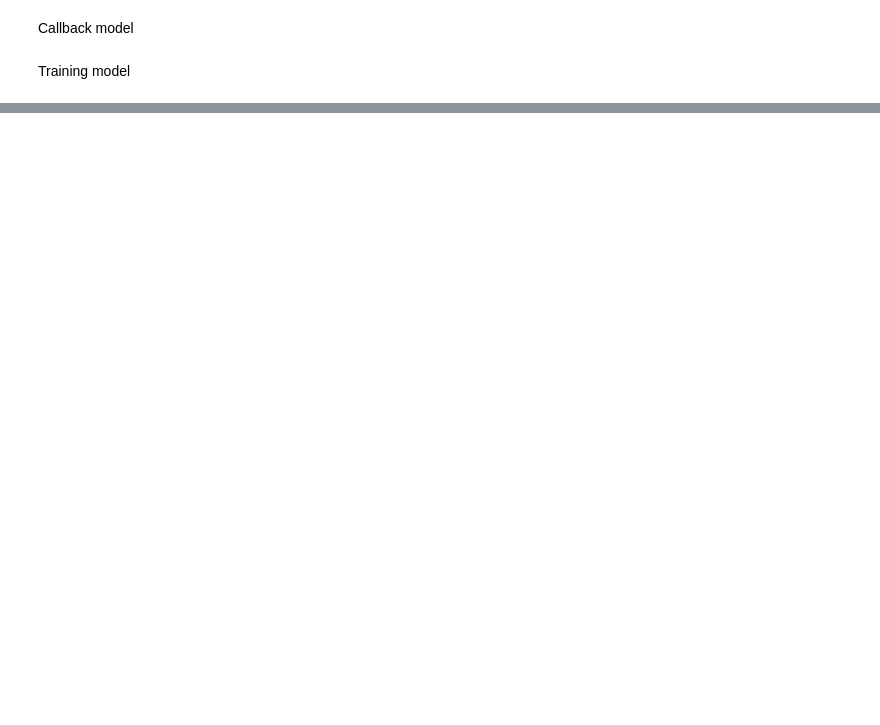
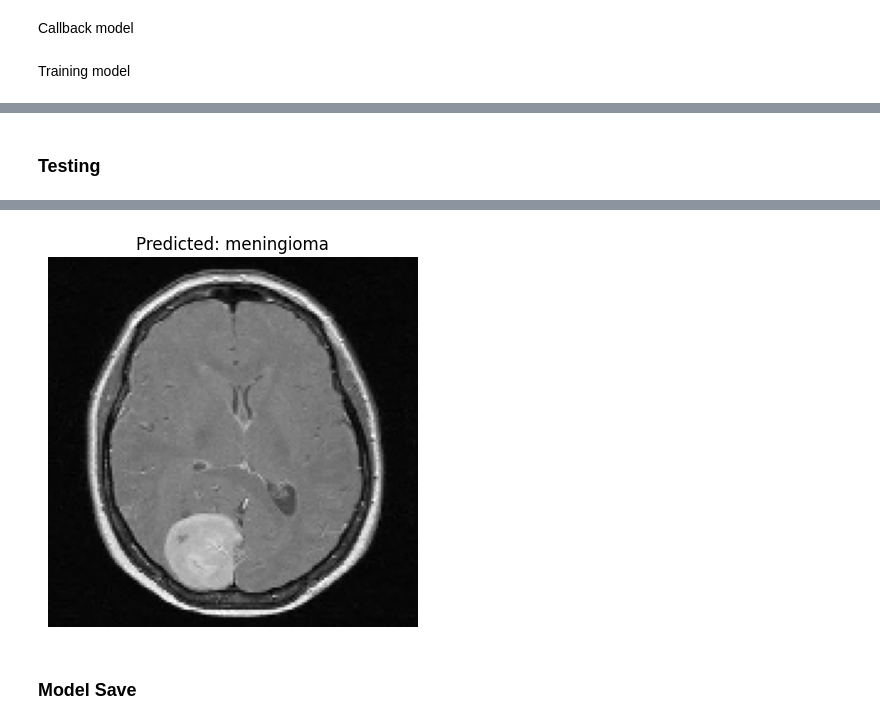
Before and after one commit to irsyamokta/neuroinsight-ml, a Jupyter notebook: notebook/neuroinsight.ipynb, the cells around one changed output, grey strips where cells are left out. Saved outputs shown, nothing was run; the diff lists cells and outputs as text; code cells hidden in the pictures; blank space fills up the shorter version.

```diff
--- a/notebook/neuroinsight.ipynb
+++ b/notebook/neuroinsight.ipynb
@@ -192,0 +330,25 @@ history = model.fit(
+# %% [markdown]
+### Testing
+# %%
+path_glioma = test_dir + "/glioma/Te-gl_0010.jpg"
+path_meningioma = test_dir + "/meningioma/Te-me_0010.jpg"
+path_pituitary = test_dir + "/pituitary/Te-pi_0010.jpg"
+path_notumor = test_dir + "/notumor/Te-no_0010.jpg"
+
+path_test = path_meningioma
+
+class_labels = list(train_generator.class_indices.keys())
+sample_img_path = path_test
+
+img = image.load_img(sample_img_path, target_size=img_size)
+img_array = image.img_to_array(img) / 255.0
+img_array = np.expand_dims(img_array, axis=0)
+
+prediction = model.predict(img_array)
+predicted_class = class_labels[np.argmax(prediction)]
+
+plt.imshow(img)
+plt.title(f"Predicted: {predicted_class}")
+plt.axis('off')
+plt.show()
+# %% [output]
@@ -192,0 +356,3 @@ history = model.fit(
+[figure, added]
+# %% [markdown]
+### Model Save
```
Also changed, not shown: parts of 21 cells of this notebook.
